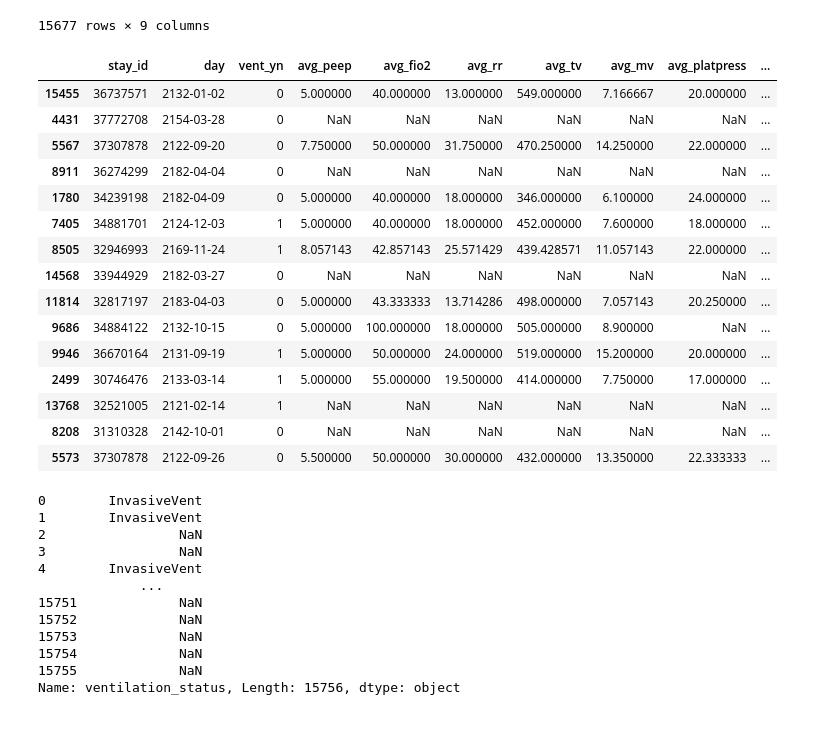
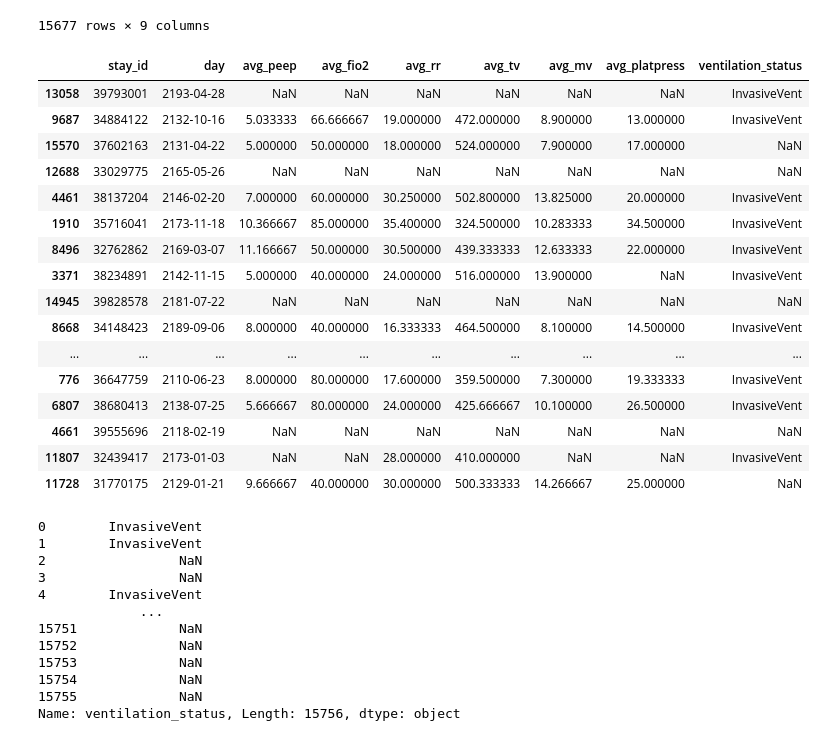
Before and after one commit to cloverbunny/mimic-iv, a Jupyter notebook: c14_combine_mimic_files3_20_22.ipynb, the cells around one changed output. Drawn from its saved outputs; the diff is of its cells as text; code cells hidden in the pictures.

```diff
--- a/c14_combine_mimic_files3_20_22.ipynb
+++ b/c14_combine_mimic_files3_20_22.ipynb
@@ -1257,25 +1257,28 @@ pt10_small
 15677 rows × 9 columns
 # %%
 pt12 = pd.merge(pt10_small, ventyn_by_day3, how='left', on=['stay_id', 'day'])
+# %%
+pt12 = pt12.drop(columns=['vent_yn'])
 # %%
-pt12.sample(n=15)
+pt12.sample(n=20)
 # %% [output]
-|  | stay_id | day | vent_yn | avg_peep | avg_fio2 | avg_rr | avg_tv | avg_mv | avg_platpress | ... |
-| 15455 | 36737571 | 2132-01-02 | 0 | 5.000000 | 40.000000 | 13.000000 | 549.000000 | 7.166667 | 20.000000 | ... |
-| 4431 | 37772708 | 2154-03-28 | 0 | NaN | NaN | NaN | NaN | NaN | NaN | ... |
-| 5567 | 37307878 | 2122-09-20 | 0 | 7.750000 | 50.000000 | 31.750000 | 470.250000 | 14.250000 | 22.000000 | ... |
-| 8911 | 36274299 | 2182-04-04 | 0 | NaN | NaN | NaN | NaN | NaN | NaN | ... |
-| 1780 | 34239198 | 2182-04-09 | 0 | 5.000000 | 40.000000 | 18.000000 | 346.000000 | 6.100000 | 24.000000 | ... |
-| 7405 | 34881701 | 2124-12-03 | 1 | 5.000000 | 40.000000 | 18.000000 | 452.000000 | 7.600000 | 18.000000 | ... |
-| 8505 | 32946993 | 2169-11-24 | 1 | 8.057143 | 42.857143 | 25.571429 | 439.428571 | 11.057143 | 22.000000 | ... |
-| 14568 | 33944929 | 2182-03-27 | 0 | NaN | NaN | NaN | NaN | NaN | NaN | ... |
-| 11814 | 32817197 | 2183-04-03 | 0 | 5.000000 | 43.333333 | 13.714286 | 498.000000 | 7.057143 | 20.250000 | ... |
-| 9686 | 34884122 | 2132-10-15 | 0 | 5.000000 | 100.000000 | 18.000000 | 505.000000 | 8.900000 | NaN | ... |
-| 9946 | 36670164 | 2131-09-19 | 1 | 5.000000 | 50.000000 | 24.000000 | 519.000000 | 15.200000 | 20.000000 | ... |
-| 2499 | 30746476 | 2133-03-14 | 1 | 5.000000 | 55.000000 | 19.500000 | 414.000000 | 7.750000 | 17.000000 | ... |
-| 13768 | 32521005 | 2121-02-14 | 1 | NaN | NaN | NaN | NaN | NaN | NaN | ... |
-| 8208 | 31310328 | 2142-10-01 | 0 | NaN | NaN | NaN | NaN | NaN | NaN | ... |
-| 5573 | 37307878 | 2122-09-26 | 0 | 5.500000 | 50.000000 | 30.000000 | 432.000000 | 13.350000 | 22.333333 | ... |
+|  | stay_id | day | avg_peep | avg_fio2 | avg_rr | avg_tv | avg_mv | avg_platpress | ventilation_status |
+| 13058 | 39793001 | 2193-04-28 | NaN | NaN | NaN | NaN | NaN | NaN | InvasiveVent |
+| 9687 | 34884122 | 2132-10-16 | 5.033333 | 66.666667 | 19.000000 | 472.000000 | 8.900000 | 13.000000 | InvasiveVent |
+| 15570 | 37602163 | 2131-04-22 | 5.000000 | 50.000000 | 18.000000 | 524.000000 | 7.900000 | 17.000000 | NaN |
+| 12688 | 33029775 | 2165-05-26 | NaN | NaN | NaN | NaN | NaN | NaN | NaN |
+| 4461 | 38137204 | 2146-02-20 | 7.000000 | 60.000000 | 30.250000 | 502.800000 | 13.825000 | 20.000000 | InvasiveVent |
+| 1910 | 35716041 | 2173-11-18 | 10.366667 | 85.000000 | 35.400000 | 324.500000 | 10.283333 | 34.500000 | InvasiveVent |
+| 8496 | 32762862 | 2169-03-07 | 11.166667 | 50.000000 | 30.500000 | 439.333333 | 12.633333 | 22.000000 | InvasiveVent |
+| 3371 | 38234891 | 2142-11-15 | 5.000000 | 40.000000 | 24.000000 | 516.000000 | 13.900000 | NaN | InvasiveVent |
+| 14945 | 39828578 | 2181-07-22 | NaN | NaN | NaN | NaN | NaN | NaN | NaN |
+| 8668 | 34148423 | 2189-09-06 | 8.000000 | 40.000000 | 16.333333 | 464.500000 | 8.100000 | 14.500000 | InvasiveVent |
+| ... | ... | ... | ... | ... | ... | ... | ... | ... | ... |
+| 776 | 36647759 | 2110-06-23 | 8.000000 | 80.000000 | 17.600000 | 359.500000 | 7.300000 | 19.333333 | InvasiveVent |
+| 6807 | 38680413 | 2138-07-25 | 5.666667 | 80.000000 | 24.000000 | 425.666667 | 10.100000 | 26.500000 | InvasiveVent |
+| 4661 | 39555696 | 2118-02-19 | NaN | NaN | NaN | NaN | NaN | NaN | NaN |
+| 11807 | 32439417 | 2173-01-03 | NaN | NaN | 28.000000 | 410.000000 | NaN | NaN | InvasiveVent |
+| 11728 | 31770175 | 2129-01-21 | 9.666667 | 40.000000 | 30.000000 | 500.333333 | 14.266667 | 25.000000 | NaN |
 # %%
 pt12.ventilation_status
 # %% [output]
```
